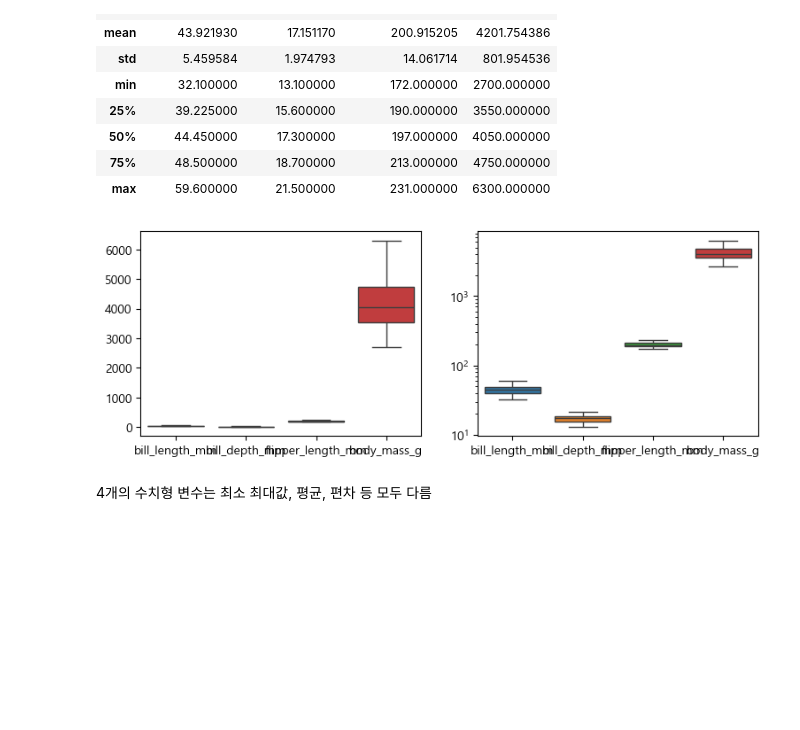
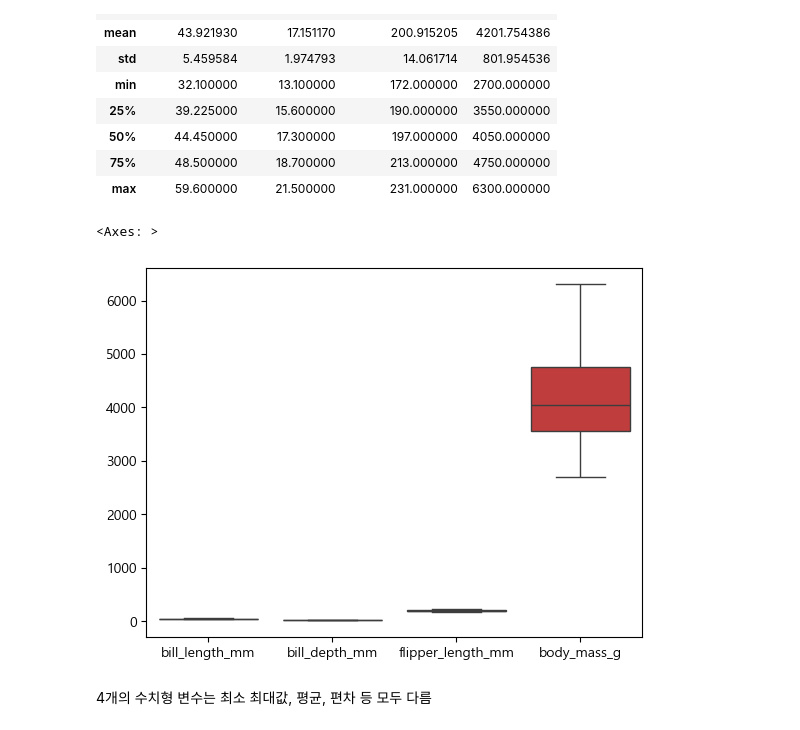
Before and after one commit to pookopook/AIchemist, a Jupyter notebook: ML_lecture/2026_python_from_Basic_to_ML/2609_python_ML/day04_1모델평가_정답지.ipynb, the cells around one changed output. Cells and saved outputs as stored; diff of their text form; code cells hidden in the pictures; blank space fills up the shorter version.

```diff
--- a/ML_lecture/2026_python_from_Basic_to_ML/2609_python_ML/day04_1모델평가_정답지.ipynb
+++ b/ML_lecture/2026_python_from_Basic_to_ML/2609_python_ML/day04_1모델평가_정답지.ipynb
@@ -47,12 +47,11 @@ df.describe()
 | 75% | 48.500000 | 18.700000 | 213.000000 | 4750.000000 |
 | max | 59.600000 | 21.500000 | 231.000000 | 6300.000000 |
 # %%
-fig, ax = plt.subplots(1,2, figsize=(9, 3))
-sns.boxplot(data=df, ax=ax[0])
-sns.boxplot(data=df, ax=ax[1])
-ax[1].set_yscale('log') # 로그스케일로 보아야 잘 보임
+sns.boxplot(data=df)
+# plt.yscale('log') # 로그스케일로 보아야 잘 보임
 # %% [output]
+<Axes: >
-[figure, old version]
+[figure, new version]
 # %% [markdown]
 4개의 수치형 변수는 최소 최대값, 평균, 편차 등 모두 다름
 # %%
```
Also changed, not shown: parts of 3 cells of this notebook, 3 other files.
